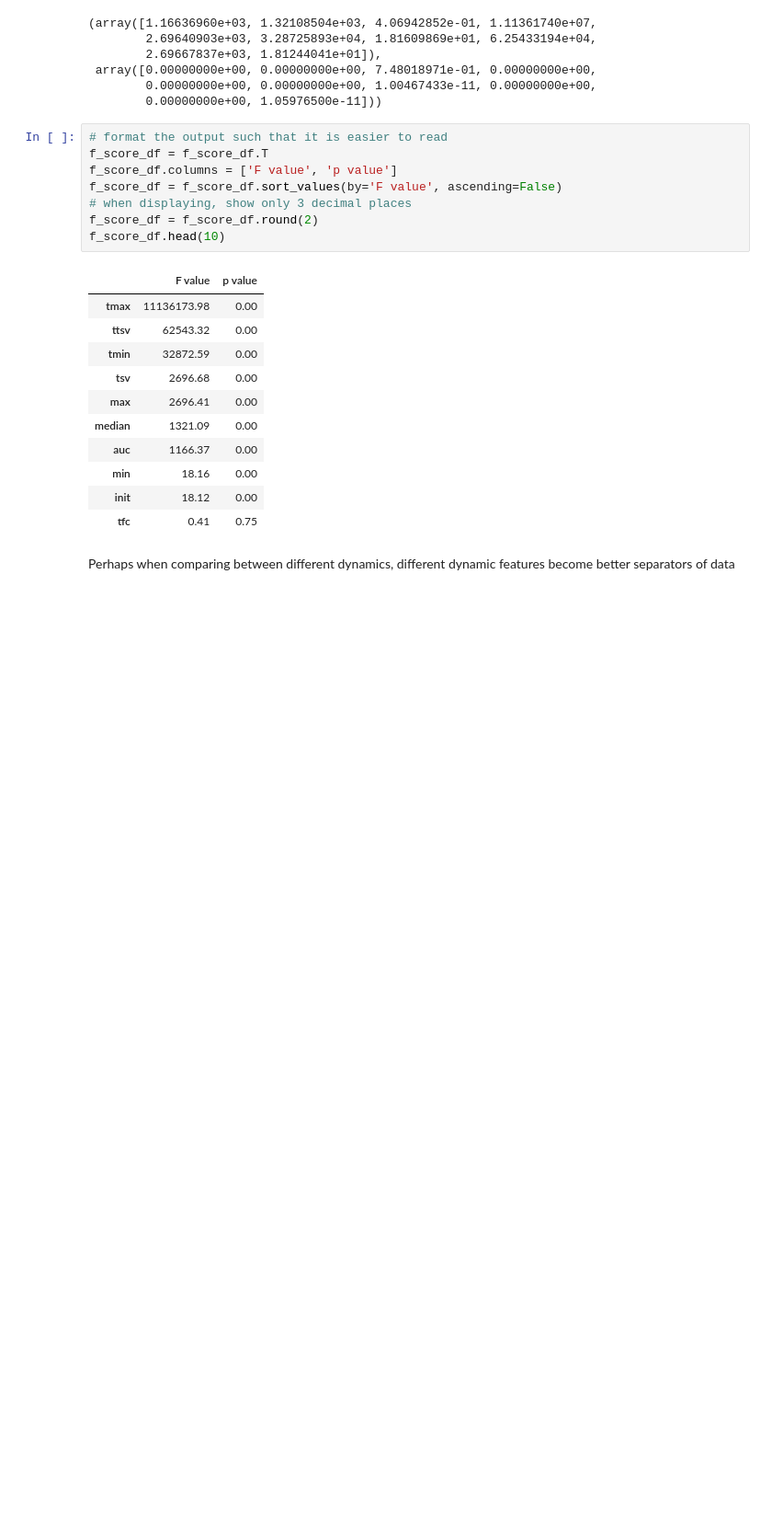
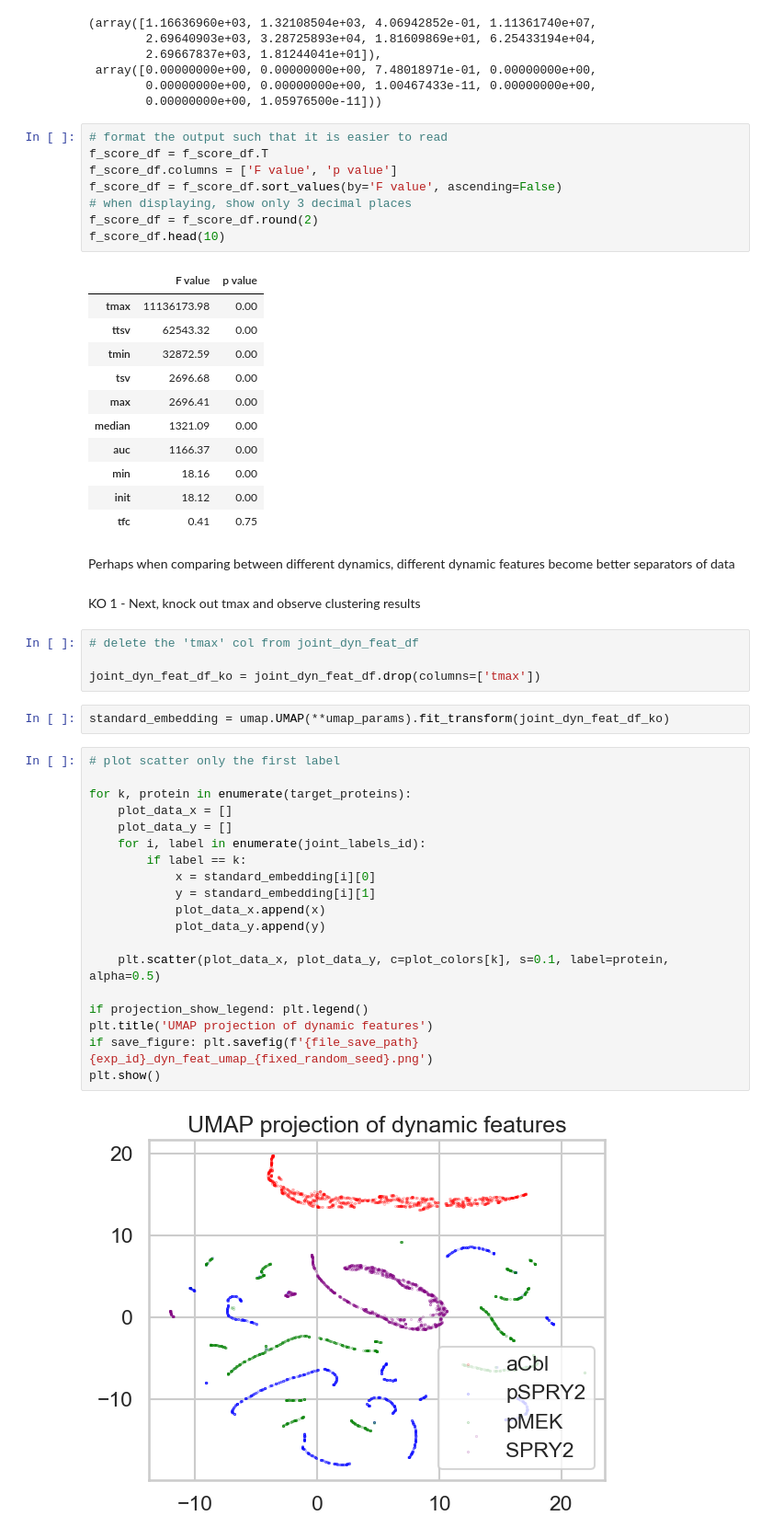
Before and after one commit to AnEvilBurrito/ode-biomarker-project, a Jupyter notebook: project-phdndf/AN06_dyn_feat_sensitivity.ipynb, the cells around one changed output. Shown at 92% size. Cells and saved outputs as stored; diff of their text form; blank space fills up the shorter version.

```diff
--- a/project-phdndf/AN06_dyn_feat_sensitivity.ipynb
+++ b/project-phdndf/AN06_dyn_feat_sensitivity.ipynb
@@ -172,3 +172,32 @@ f_score_df.head(10)
 | tfc | 0.41 | 0.75 |
 # %% [markdown]
 Perhaps when comparing between different dynamics, different dynamic features become better separators of data
+# %% [markdown]
+KO 1 - Next, knock out tmax and observe clustering results
+# %%
+# delete the 'tmax' col from joint_dyn_feat_df
+
+joint_dyn_feat_df_ko = joint_dyn_feat_df.drop(columns=['tmax'])
+# %%
+standard_embedding = umap.UMAP(**umap_params).fit_transform(joint_dyn_feat_df_ko)
+# %%
+# plot scatter only the first label
+
+for k, protein in enumerate(target_proteins):
+    plot_data_x = []
+    plot_data_y = []
+    for i, label in enumerate(joint_labels_id):
+        if label == k:
+            x = standard_embedding[i][0]
+            y = standard_embedding[i][1]
+            plot_data_x.append(x)
+            plot_data_y.append(y)
+
+    plt.scatter(plot_data_x, plot_data_y, c=plot_colors[k], s=0.1, label=protein, alpha=0.5)
+
+if projection_show_legend: plt.legend()
+plt.title('UMAP projection of dynamic features')
+if save_figure: plt.savefig(f'{file_save_path}{exp_id}_dyn_feat_umap_{fixed_random_seed}.png')
+plt.show()
+# %% [output]
+[figure, added]
```
Also changed, not shown: parts of 17 cells of this notebook, 1 other file.
